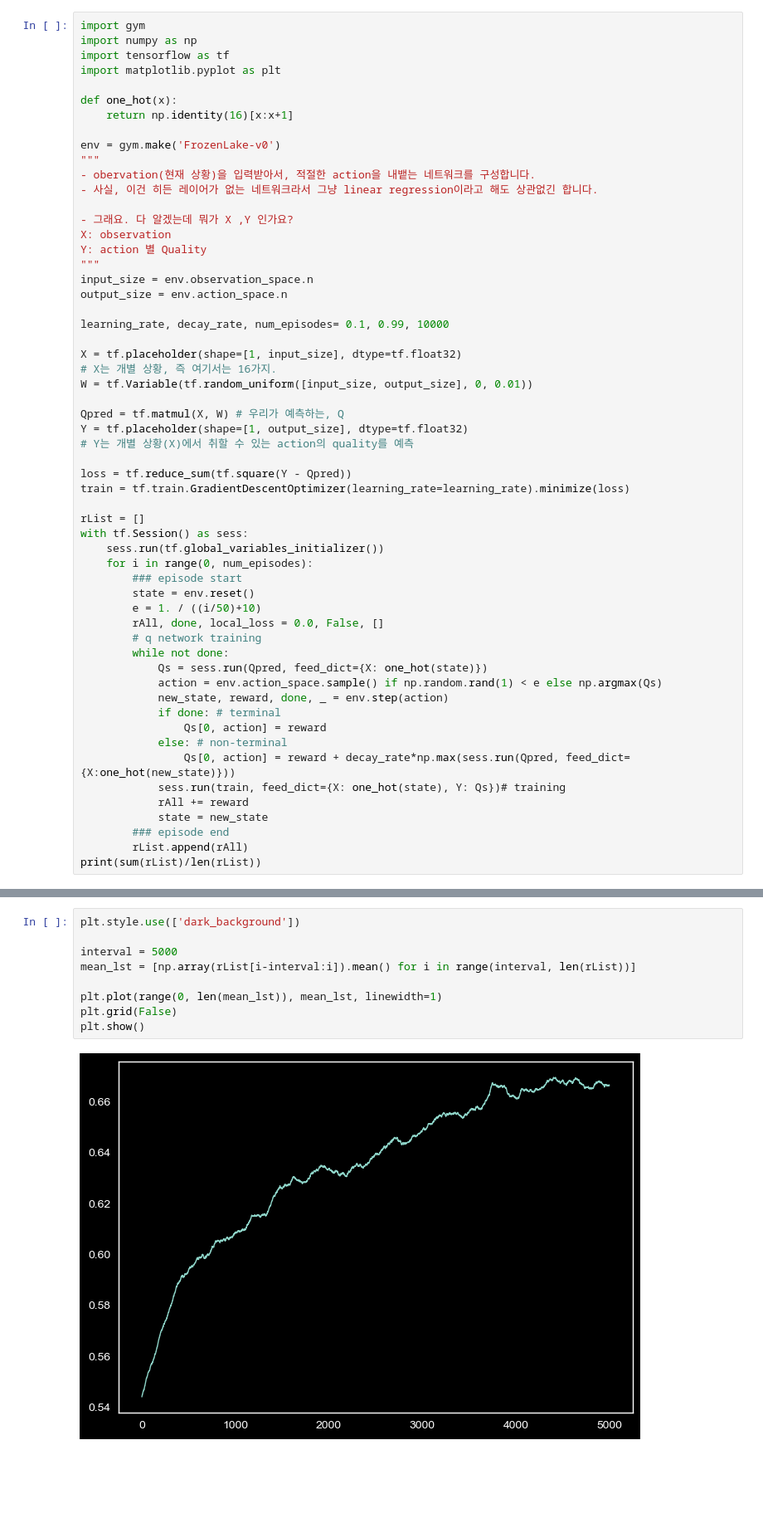
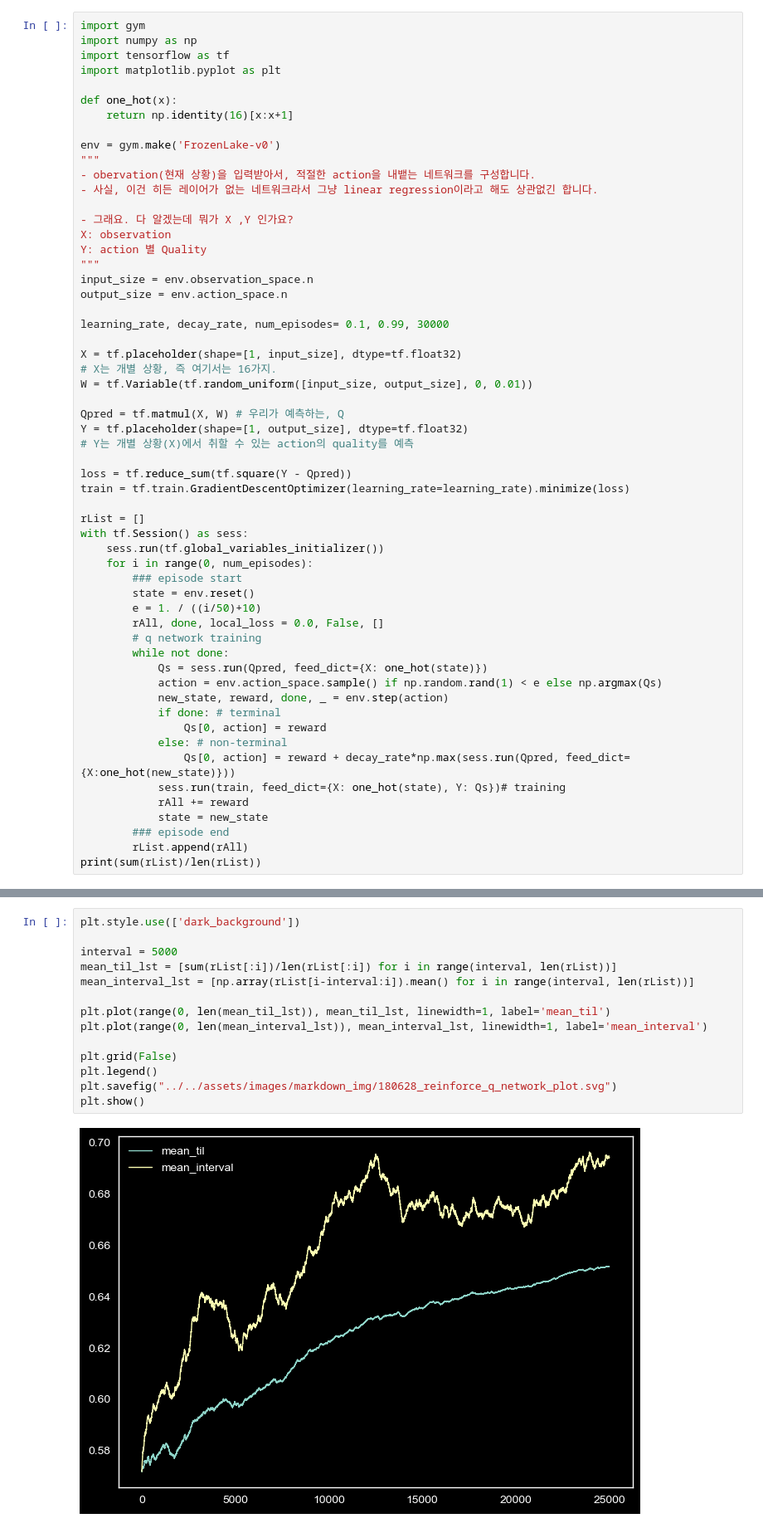
Before and after one commit to frhyme/frhyme.github.io, a Jupyter notebook: _posts/personal_ipynb/180627_qnetwork.ipynb, the cells around one changed output, grey strips where cells are left out. Shown at 83% size. Cells and saved outputs as stored; diff of their text form; blank space fills up the shorter version.

```diff
--- a/_posts/personal_ipynb/180627_qnetwork.ipynb
+++ b/_posts/personal_ipynb/180627_qnetwork.ipynb
@@ -32,7 +32,7 @@ Y: action 별 Quality
 input_size = env.observation_space.n
 output_size = env.action_space.n
 
-learning_rate, decay_rate, num_episodes= 0.1, 0.99, 10000
+learning_rate, decay_rate, num_episodes= 0.1, 0.99, 30000
 
 X = tf.placeholder(shape=[1, input_size], dtype=tf.float32)
 # X는 개별 상황, 즉 여기서는 16가지.
@@ -73,11 +73,16 @@ print(sum(rList)/len(rList))
 # %%
 plt.style.use(['dark_background'])
 
 interval = 5000
-mean_lst = [np.array(rList[i-interval:i]).mean() for i in range(interval, len(rList))]
+mean_til_lst = [sum(rList[:i])/len(rList[:i]) for i in range(interval, len(rList))]
+mean_interval_lst = [np.array(rList[i-interval:i]).mean() for i in range(interval, len(rList))]
 
-plt.plot(range(0, len(mean_lst)), mean_lst, linewidth=1)
+plt.plot(range(0, len(mean_til_lst)), mean_til_lst, linewidth=1, label='mean_til')
+plt.plot(range(0, len(mean_interval_lst)), mean_interval_lst, linewidth=1, label='mean_interval')
+
 plt.grid(False)
+plt.legend()
+plt.savefig("../../assets/images/markdown_img/180628_reinforce_q_network_plot.svg")
 plt.show()
 # %% [output]
-[figure, old version]
+[figure, new version]
```
Also changed, not shown: parts of 2 cells of this notebook, 29 other files.
